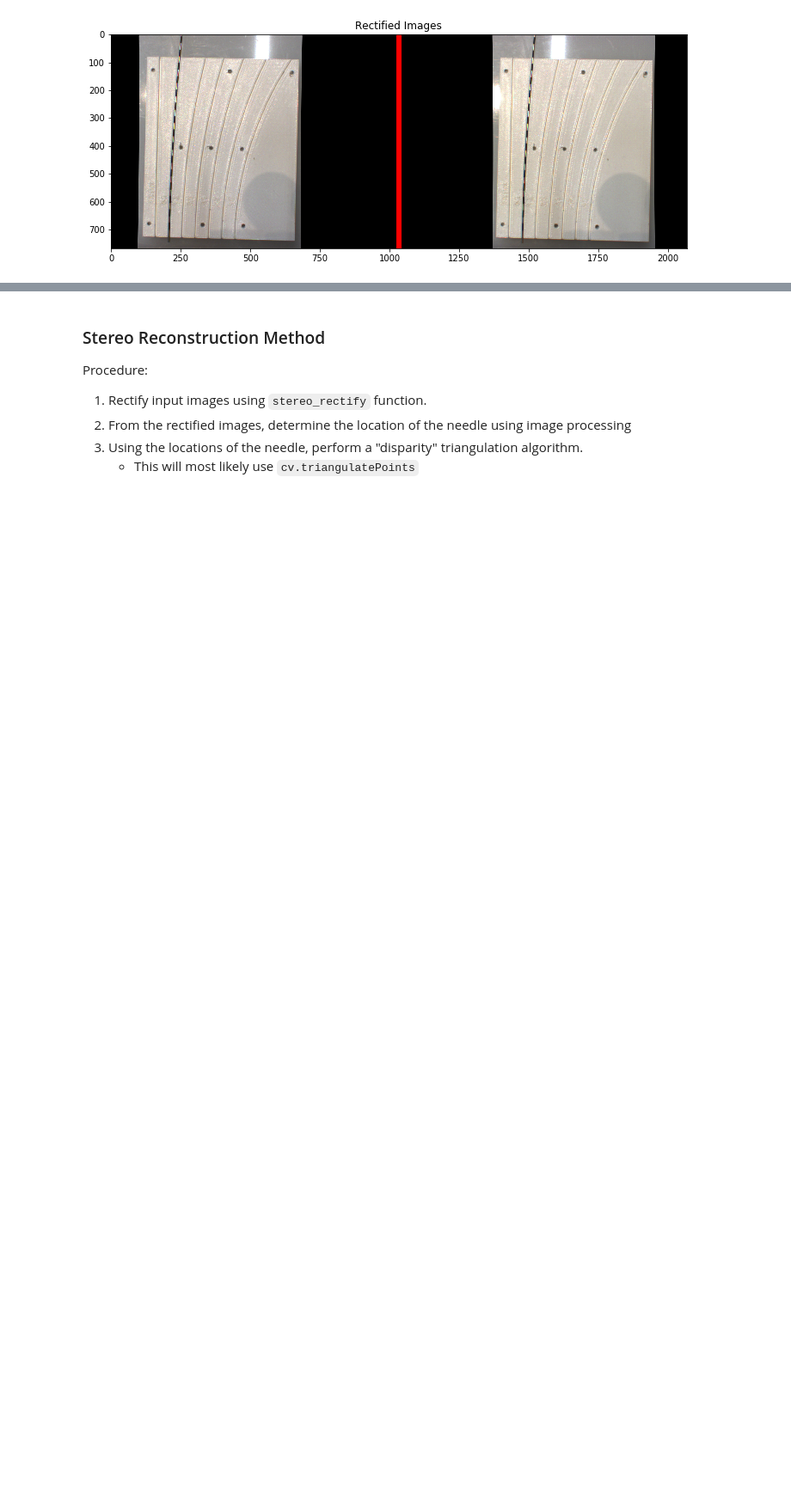
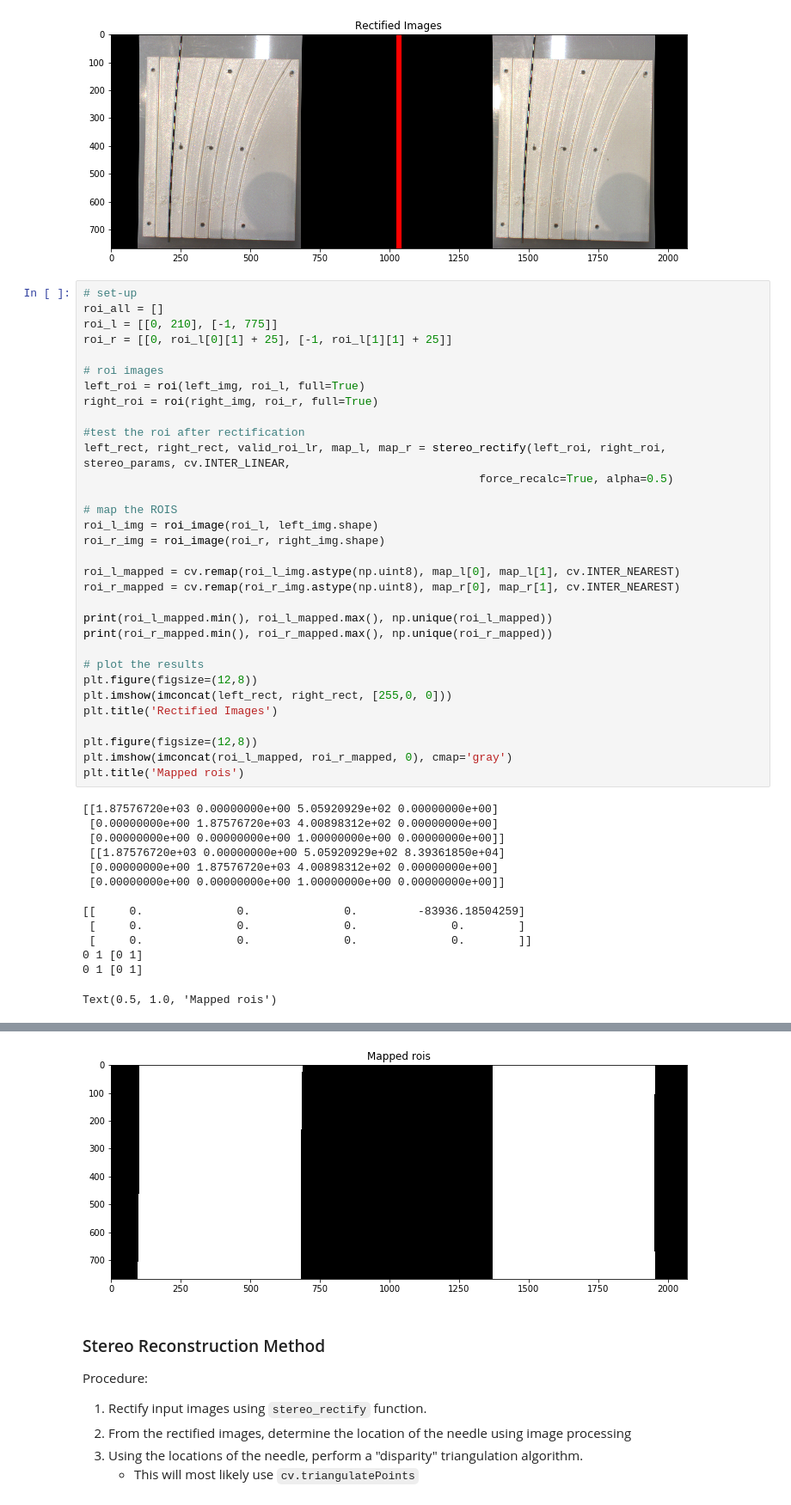
Before and after one commit to dlezcan1/AMIRo-cv, a Jupyter notebook: src/NeedleCompVision.ipynb, the cells around one changed output, grey strips where cells are left out. Shown at 86% size. Drawn from its saved outputs; the diff is of its cells as text; blank space fills up the shorter version.

```diff
--- a/src/NeedleCompVision.ipynb
+++ b/src/NeedleCompVision.ipynb
@@ -1061,3 +1061,49 @@ validROI: <class 'tuple'> 2 (0, 0, 937, 768) (87, 0, 937, 768)
 [figure]
 [figure]
 [figure]
+# %%
+# set-up
+roi_all = []
+roi_l = [[0, 210], [-1, 775]]
+roi_r = [[0, roi_l[0][1] + 25], [-1, roi_l[1][1] + 25]]
+
+# roi images
+left_roi = roi(left_img, roi_l, full=True)
+right_roi = roi(right_img, roi_r, full=True)
+
+#test the roi after rectification
+left_rect, right_rect, valid_roi_lr, map_l, map_r = stereo_rectify(left_roi, right_roi, stereo_params, cv.INTER_LINEAR,
+                                                           force_recalc=True, alpha=0.5)
+
+# map the ROIS
+roi_l_img = roi_image(roi_l, left_img.shape)
+roi_r_img = roi_image(roi_r, right_img.shape)
+
+roi_l_mapped = cv.remap(roi_l_img.astype(np.uint8), map_l[0], map_l[1], cv.INTER_NEAREST)
+roi_r_mapped = cv.remap(roi_r_img.astype(np.uint8), map_r[0], map_r[1], cv.INTER_NEAREST)
+
+print(roi_l_mapped.min(), roi_l_mapped.max(), np.unique(roi_l_mapped))
+print(roi_r_mapped.min(), roi_r_mapped.max(), np.unique(roi_r_mapped))
+
+# plot the results
+plt.figure(figsize=(12,8))
+plt.imshow(imconcat(left_rect, right_rect, [255,0, 0]))
+plt.title('Rectified Images')
+
+plt.figure(figsize=(12,8))
+plt.imshow(imconcat(roi_l_mapped, roi_r_mapped, 0), cmap='gray')
+plt.title('Mapped rois')
+# %% [output]
+[[1.87576720e+03 0.00000000e+00 5.05920929e+02 0.00000000e+00]
+ [0.00000000e+00 1.87576720e+03 4.00898312e+02 0.00000000e+00]
+ [0.00000000e+00 0.00000000e+00 1.00000000e+00 0.00000000e+00]]
+ [[1.87576720e+03 0.00000000e+00 5.05920929e+02 8.39361850e+04]
+ [0.00000000e+00 1.87576720e+03 4.00898312e+02 0.00000000e+00]
+ [0.00000000e+00 0.00000000e+00 1.00000000e+00 0.00000000e+00]]
+
+[[     0.              0.              0.         -83936.18504259]
+ [     0.              0.              0.              0.        ]
+ [     0.              0.              0.              0.        ]]
+0 1 [0 1]
+0 1 [0 1]
+Text(0.5, 1.0, 'Mapped rois')
@@ -1064,3 +1111,4 @@ validROI: <class 'tuple'> 2 (0, 0, 937, 768) (87, 0, 937, 768)
+[figure, added]
 # %% [markdown]
 ### Stereo Reconstruction Method
 
```
Also changed, not shown: parts of 7 cells of this notebook, 1 other file.
